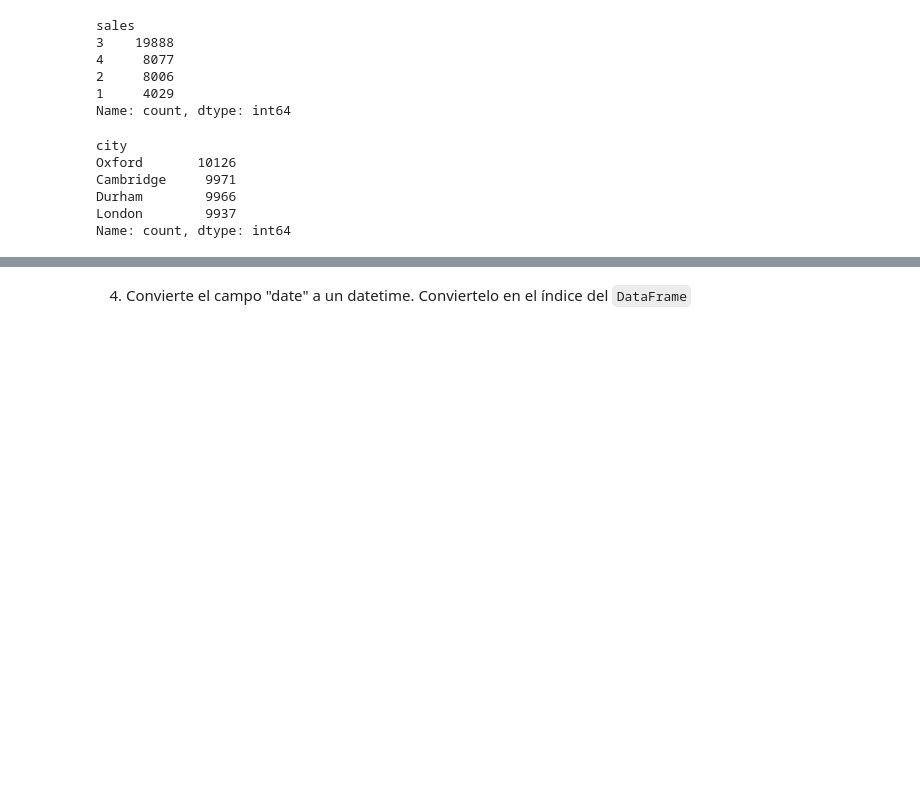
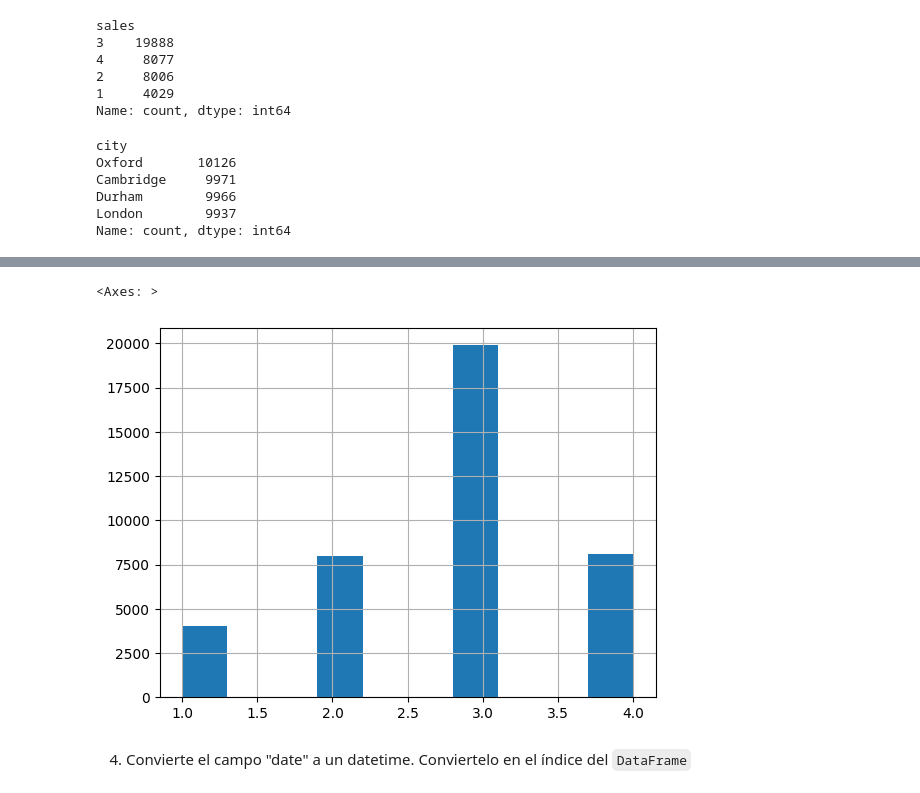
Before and after one commit to MirenA83/ONLINE_DS_THEBRIDGE_MIREN, a Jupyter notebook: ejercicios/sprint 5/practica obligatoria U2/18_Practica_Obligatoria_Ficheros.ipynb, the cells around one changed output, grey strips where cells are left out. Saved outputs shown, nothing was run; the diff lists cells and outputs as text; code cells hidden in the pictures; blank space fills up the shorter version.

```diff
--- a/ejercicios/sprint 5/practica obligatoria U2/18_Practica_Obligatoria_Ficheros.ipynb
+++ b/ejercicios/sprint 5/practica obligatoria U2/18_Practica_Obligatoria_Ficheros.ipynb
@@ -145,3 +164,8 @@ Name: count, dtype: int64
+# %%
+df_excel.sales.hist()
+# %% [output]
+<Axes: >
+[figure, added]
 # %% [markdown]
 4. Convierte el campo "date" a un datetime. Conviertelo en el índice del `DataFrame`
 # %%
```
Also changed, not shown: parts of 9 cells of this notebook, 1 other file.
